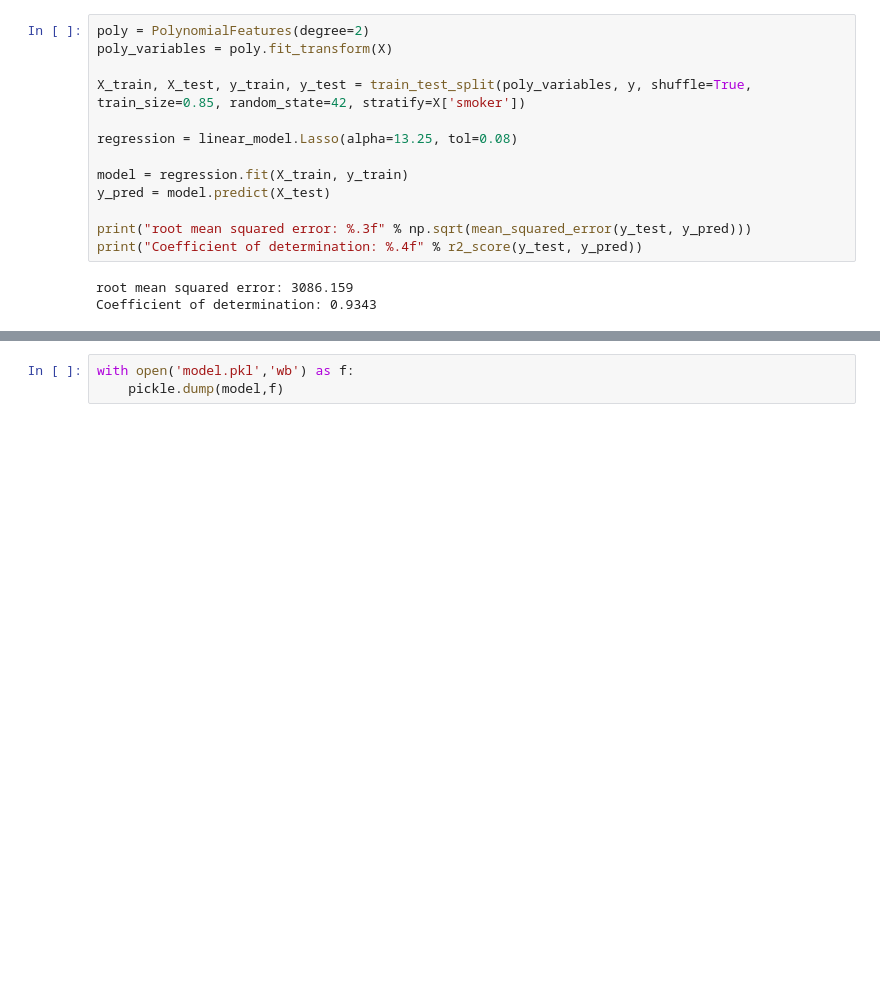
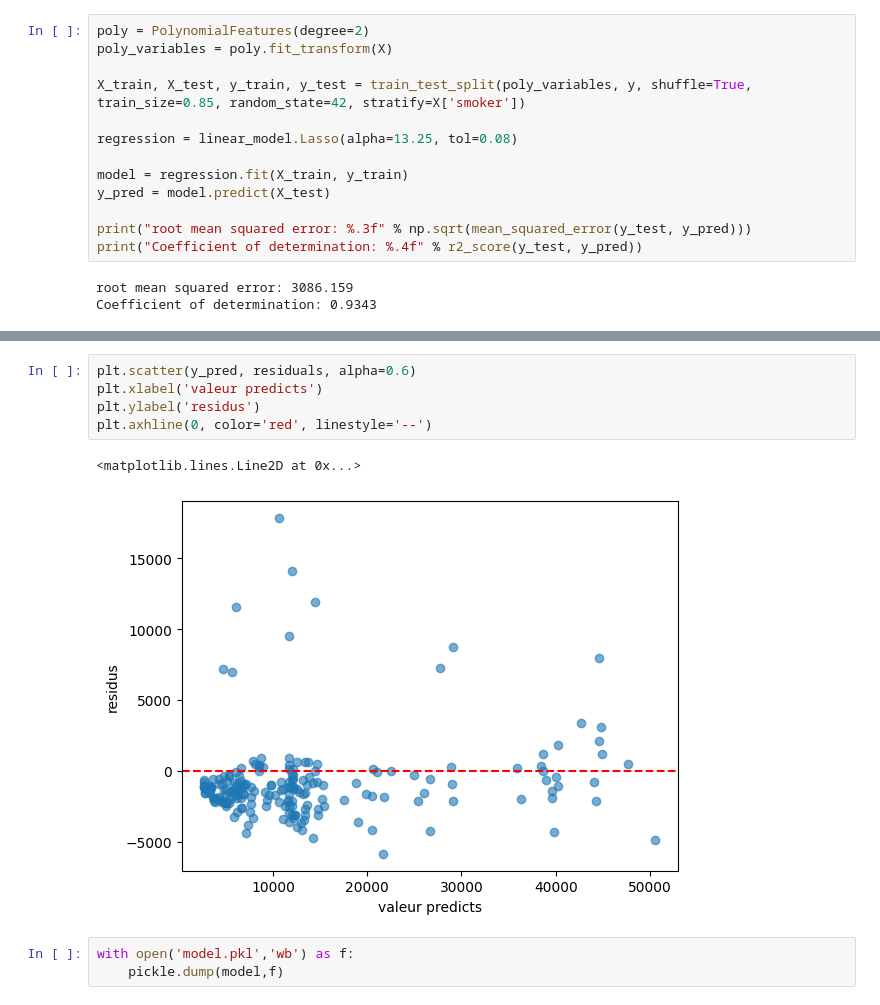
Before and after one commit to Daviddavid-sudo/Briefprimeassurance, a Jupyter notebook: finalmodel.ipynb, the cells around one changed output, grey strips where cells are left out. Saved outputs shown, nothing was run; the diff lists cells and outputs as text; blank space fills up the shorter version.

```diff
--- a/finalmodel.ipynb
+++ b/finalmodel.ipynb
@@ -60,3 +92,11 @@ Text(0.5, 1.0, 'y_pred vs y_test')
+# %%
+plt.scatter(y_pred, residuals, alpha=0.6)
+plt.xlabel('valeur predicts')
+plt.ylabel('residus')
+plt.axhline(0, color='red', linestyle='--')
+# %% [output]
+<matplotlib.lines.Line2D at 0x...>
+[figure, added]
 # %%
 with open('model.pkl','wb') as f:
     pickle.dump(model,f)
```
Also changed, not shown: parts of 4 cells of this notebook, 5 other files.
